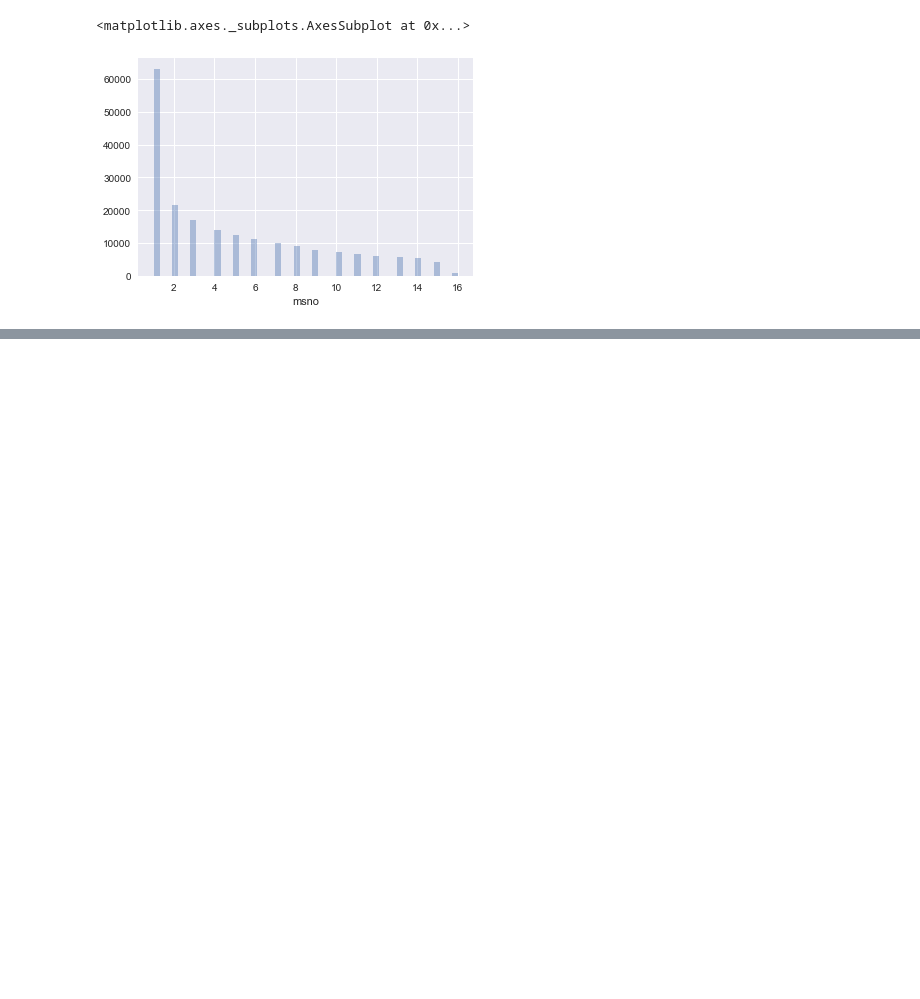
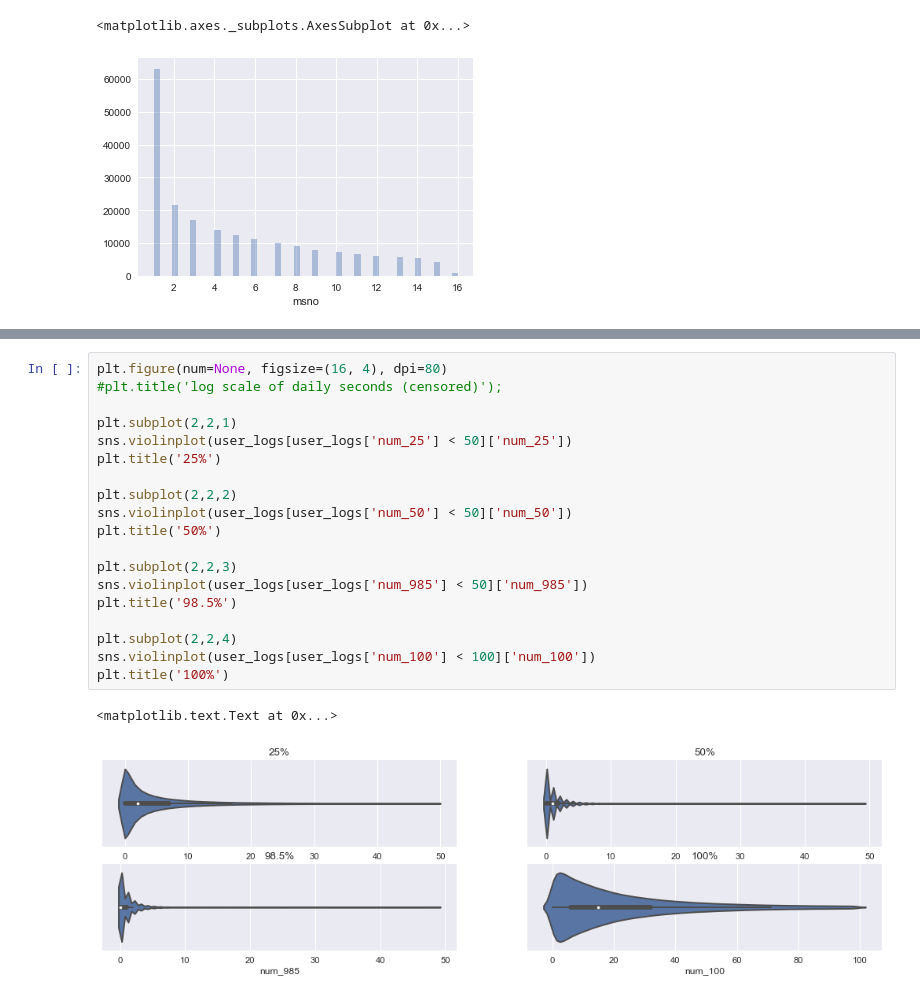
Before and after one commit to calestini/Kcompetition, a Jupyter notebook: DataWrangling.ipynb, the cells around one changed output, grey strips where cells are left out. Cells and saved outputs as stored; diff of their text form; blank space fills up the shorter version.

```diff
--- a/DataWrangling.ipynb
+++ b/DataWrangling.ipynb
@@ -234,0 +307,22 @@ sns.distplot(log_cnts, kde=False)
+# %%
+plt.figure(num=None, figsize=(16, 4), dpi=80)
+#plt.title('log scale of daily seconds (censored)');
+
+plt.subplot(2,2,1)
+sns.violinplot(user_logs[user_logs['num_25'] < 50]['num_25'])
+plt.title('25%')
+
+plt.subplot(2,2,2)
+sns.violinplot(user_logs[user_logs['num_50'] < 50]['num_50'])
+plt.title('50%')
+
+plt.subplot(2,2,3)
+sns.violinplot(user_logs[user_logs['num_985'] < 50]['num_985'])
+plt.title('98.5%')
+
+plt.subplot(2,2,4)
+sns.violinplot(user_logs[user_logs['num_100'] < 100]['num_100'])
+plt.title('100%')
+# %% [output]
+<matplotlib.text.Text at 0x...>
+[figure, added]
```
Also changed, not shown: parts of 21 cells of this notebook, 3 other files.
